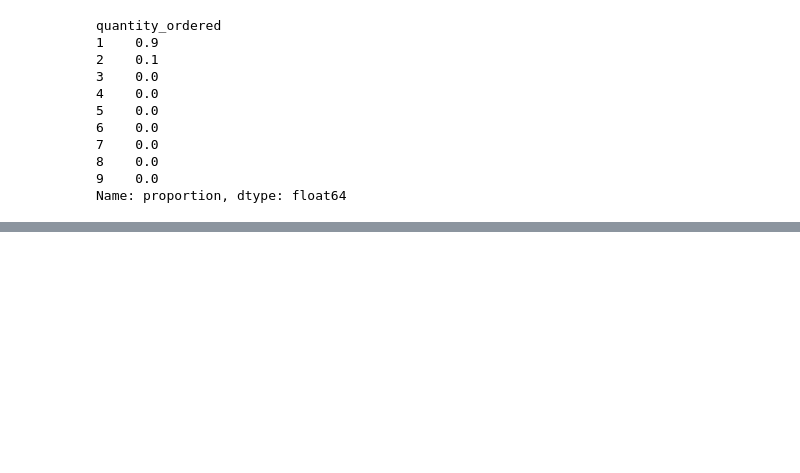
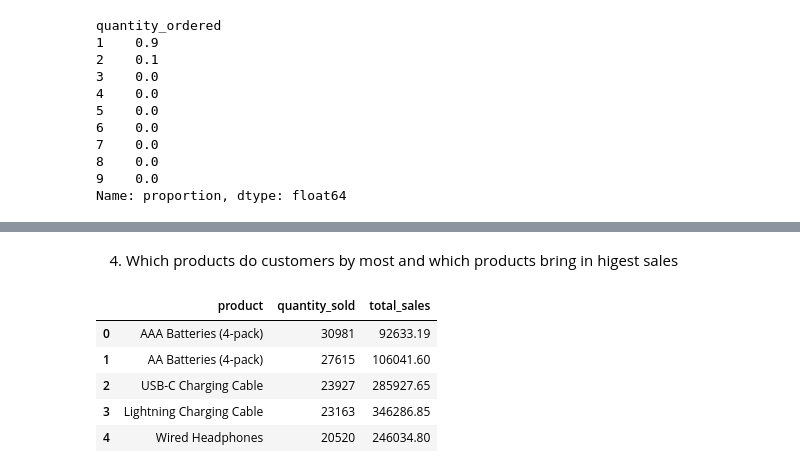
Before and after one commit to saa824/STAT556-Homework-2, a Jupyter notebook: notebooks/02_Exploratory_Analysis.ipynb, the cells around one changed output, grey strips where cells are left out. Drawn from its saved outputs; the diff is of its cells as text; code cells hidden in the pictures; blank space fills up the shorter version.

```diff
--- a/notebooks/Exploratory_analysis.ipynb
+++ b/notebooks/02_Exploratory_Analysis.ipynb
@@ -179,0 +205,19 @@ by_product[["price", "units"]].corr()
+# %% [markdown]
+4. Which products do customers by most and which products bring in higest sales
+# %%
+product_summary = summarize_group(Express_df, "product")
+# %%
+top_quantity = (
+    product_summary
+    .sort_values("quantity_sold", ascending=False)
+    .head(5)
+    .reset_index(drop=True)
+)
+top_quantity[["product", "quantity_sold", "total_sales"]]
+# %% [output]
+|  | product | quantity_sold | total_sales |
+| 0 | AAA Batteries (4-pack) | 30981 | 92633.19 |
+| 1 | AA Batteries (4-pack) | 27615 | 106041.60 |
+| 2 | USB-C Charging Cable | 23927 | 285927.65 |
+| 3 | Lightning Charging Cable | 23163 | 346286.85 |
+| 4 | Wired Headphones | 20520 | 246034.80 |
```
Also changed, not shown: parts of 16 cells of this notebook, 11 other files.
